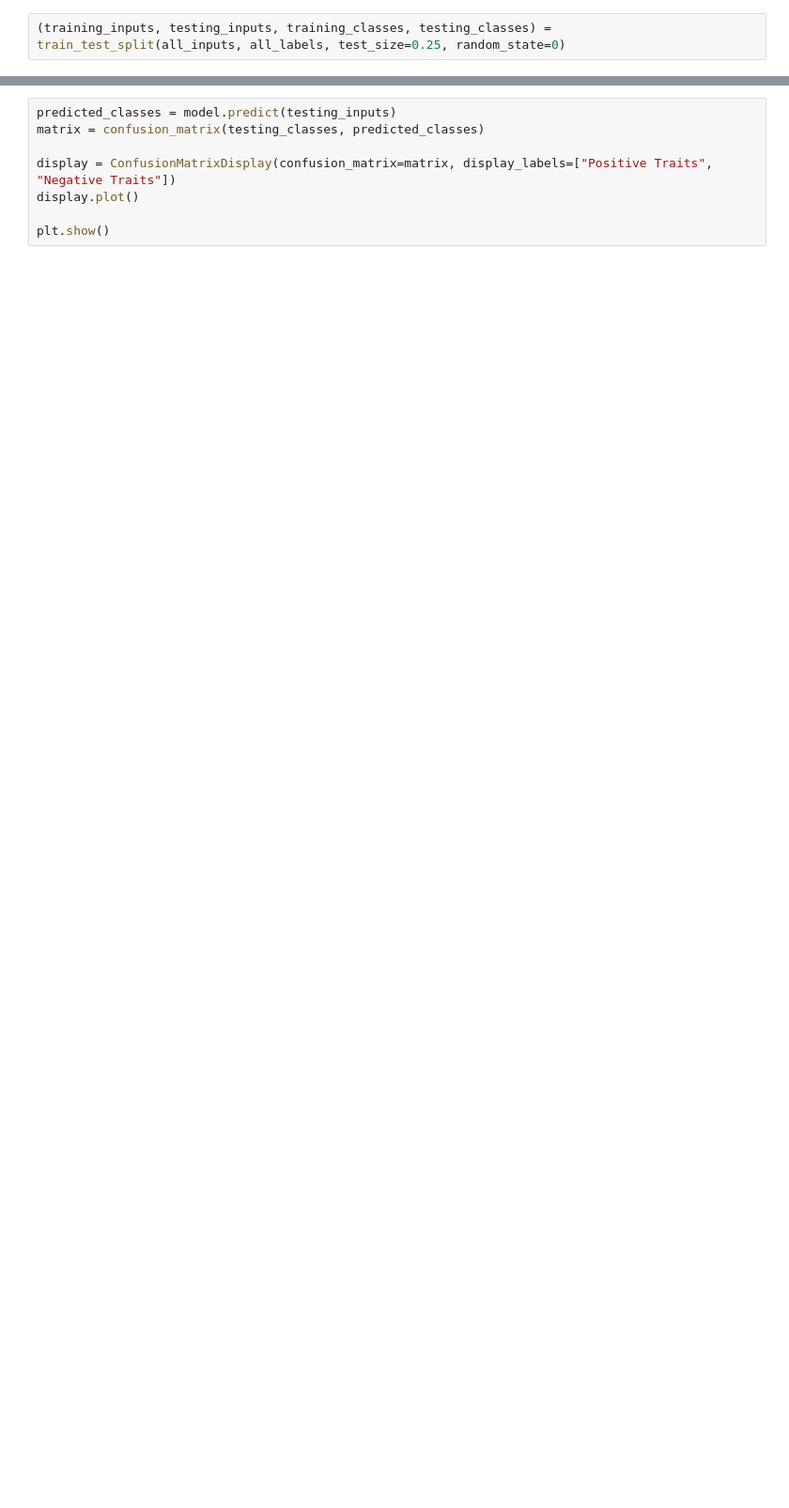
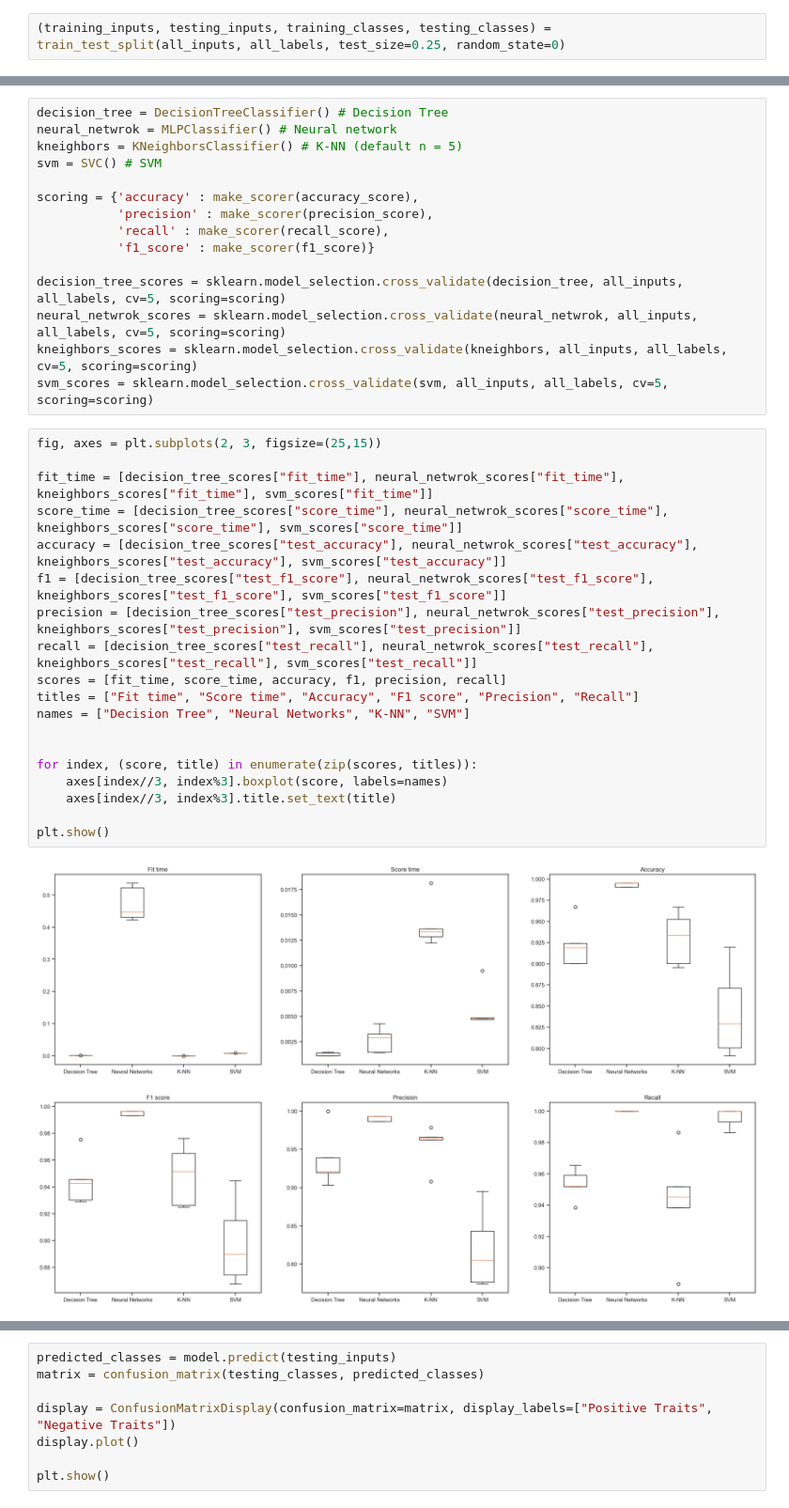
Before and after one commit to hfuturo/FEUP-IA-PROJ2, a Jupyter notebook: autism_dataset_for_toddlers.ipynb, the cells around one changed output, grey strips where cells are left out. Shown at 94% size. Saved outputs shown, nothing was run; the diff lists cells and outputs as text; blank space fills up the shorter version.

```diff
--- a/autism_dataset_for_toddlers.ipynb
+++ b/autism_dataset_for_toddlers.ipynb
@@ -260,0 +219,36 @@ plt.show()
+# %%
+decision_tree = DecisionTreeClassifier() # Decision Tree
+neural_netwrok = MLPClassifier() # Neural network
+kneighbors = KNeighborsClassifier() # K-NN (default n = 5)
+svm = SVC() # SVM
+
+scoring = {'accuracy' : make_scorer(accuracy_score),
+           'precision' : make_scorer(precision_score),
+           'recall' : make_scorer(recall_score),
+           'f1_score' : make_scorer(f1_score)}
+
+decision_tree_scores = sklearn.model_selection.cross_validate(decision_tree, all_inputs, all_labels, cv=5, scoring=scoring)
+neural_netwrok_scores = sklearn.model_selection.cross_validate(neural_netwrok, all_inputs, all_labels, cv=5, scoring=scoring)
+kneighbors_scores = sklearn.model_selection.cross_validate(kneighbors, all_inputs, all_labels, cv=5, scoring=scoring)
+svm_scores = sklearn.model_selection.cross_validate(svm, all_inputs, all_labels, cv=5, scoring=scoring)
+# %%
+fig, axes = plt.subplots(2, 3, figsize=(25,15))
+
+fit_time = [decision_tree_scores["fit_time"], neural_netwrok_scores["fit_time"], kneighbors_scores["fit_time"], svm_scores["fit_time"]]
+score_time = [decision_tree_scores["score_time"], neural_netwrok_scores["score_time"], kneighbors_scores["score_time"], svm_scores["score_time"]]
+accuracy = [decision_tree_scores["test_accuracy"], neural_netwrok_scores["test_accuracy"], kneighbors_scores["test_accuracy"], svm_scores["test_accuracy"]]
+f1 = [decision_tree_scores["test_f1_score"], neural_netwrok_scores["test_f1_score"], kneighbors_scores["test_f1_score"], svm_scores["test_f1_score"]]
+precision = [decision_tree_scores["test_precision"], neural_netwrok_scores["test_precision"], kneighbors_scores["test_precision"], svm_scores["test_precision"]]
+recall = [decision_tree_scores["test_recall"], neural_netwrok_scores["test_recall"], kneighbors_scores["test_recall"], svm_scores["test_recall"]]
+scores = [fit_time, score_time, accuracy, f1, precision, recall]
+titles = ["Fit time", "Score time", "Accuracy", "F1 score", "Precision", "Recall"]
+names = ["Decision Tree", "Neural Networks", "K-NN", "SVM"]
+
+
+for index, (score, title) in enumerate(zip(scores, titles)):
+    axes[index//3, index%3].boxplot(score, labels=names)
+    axes[index//3, index%3].title.set_text(title)
+
+plt.show()
+# %% [output]
+[figure, added]
```
Also changed, not shown: parts of 18 cells of this notebook.
